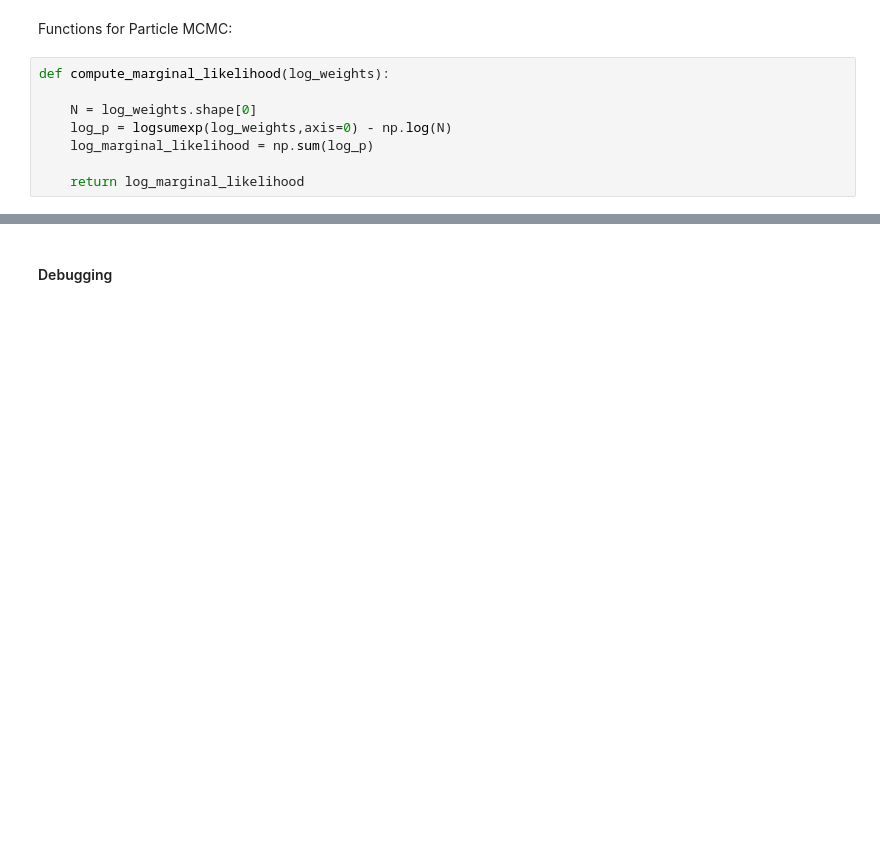
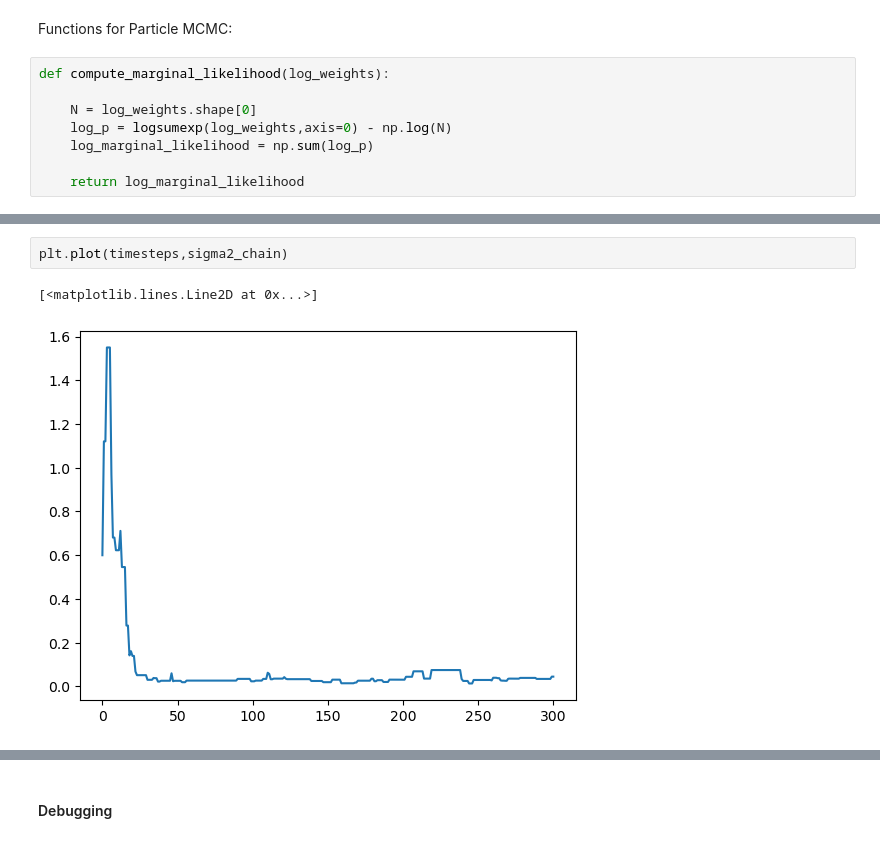
Before and after one commit to Gautam-Chauhan/Advanced-Simulation-Coursework, a Jupyter notebook: Q3.ipynb, the cells around one changed output, grey strips where cells are left out. Saved outputs shown, nothing was run; the diff lists cells and outputs as text; blank space fills up the shorter version.

```diff
--- a/Q3.ipynb
+++ b/Q3.ipynb
@@ -359,0 +279,5 @@ Things to note about the standard deviations of the random walks:
+# %%
+plt.plot(timesteps,sigma2_chain)
+# %% [output]
+[<matplotlib.lines.Line2D at 0x...>]
+[figure, added]
```
Also changed, not shown: parts of 19 cells of this notebook, 1 other file.
